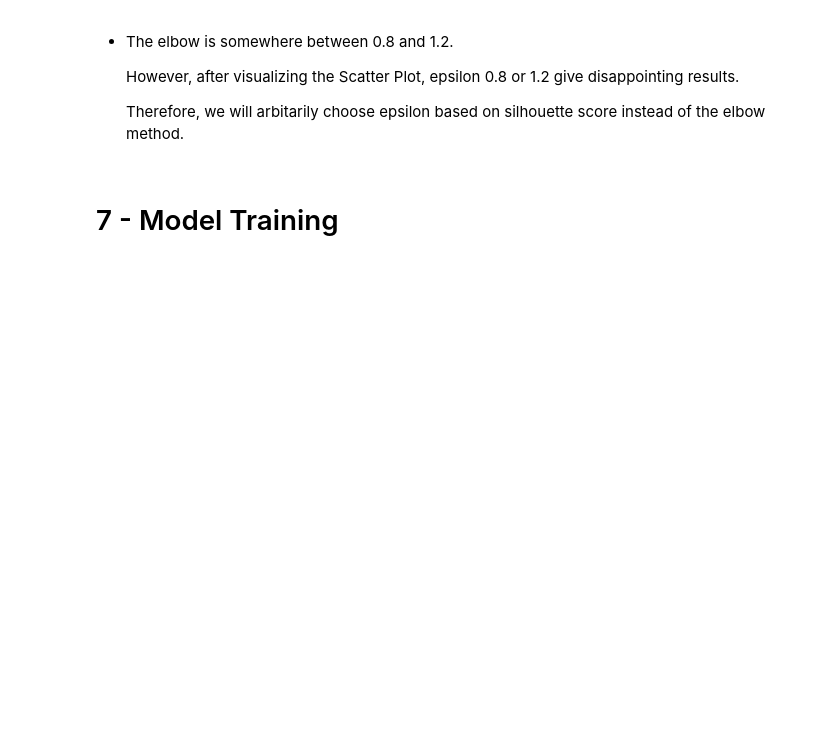
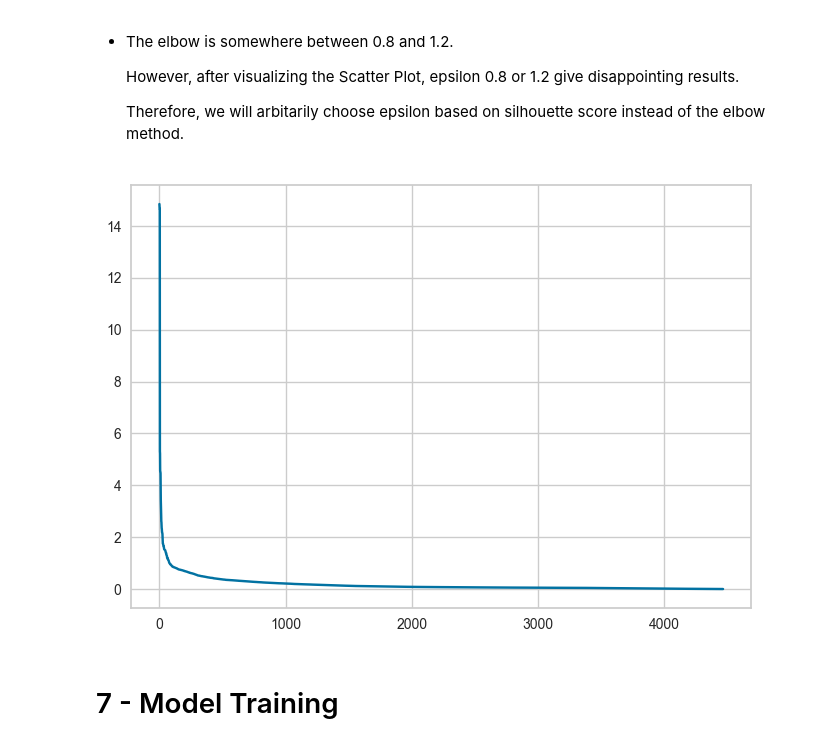
Before and after one commit to jasonrichdarmawan/p1-g4, a Jupyter notebook: h8dsft_P1G4_jason_rich_darmawan_onggo_putra.ipynb, the cells around one changed output. Drawn from its saved outputs; the diff is of its cells as text; code cells hidden in the pictures; blank space fills up the shorter version.

```diff
--- a/h8dsft_P1G4_jason_rich_darmawan_onggo_putra.ipynb
+++ b/h8dsft_P1G4_jason_rich_darmawan_onggo_putra.ipynb
@@ -630,21 +648,25 @@ kmeans_list = [KMeans(n_clusters=i, random_state=17) for i in range(2,10)]
 # %%
 # predicting epsilon for DBSCAN
 def isolate():
     X_train_final = preprocessor.fit_transform(X=X_train)
 
     neigh = NearestNeighbors(n_neighbors=6)
     neigh.fit(X=X_train_final)
 
     distances, _ = neigh.kneighbors(X=X_train_final)
 
     distances = np.sort(distances, axis=0)
 
     farthest_distances = distances[:,-1]
     farthest_distances[::-1].sort() # hack.
 
-    fig = px.line(y=farthest_distances)
-    fig.show()
+    sns.lineplot(x=range(0, len(farthest_distances)), y=farthest_distances)
+
+    # fig = px.line(y=farthest_distances)
+    # fig.show()
 
 isolate()
+# %% [output]
+[figure, added]
 # %%
 # DBSCAN Model Definition
```
Also changed, not shown: parts of 16 cells of this notebook.
